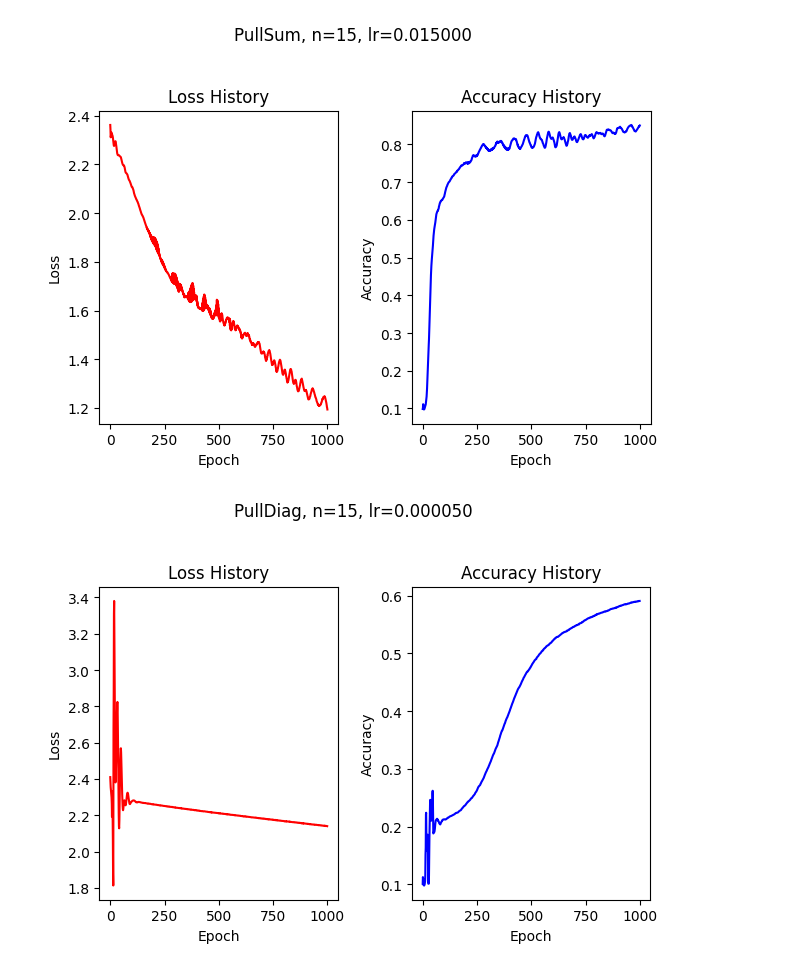
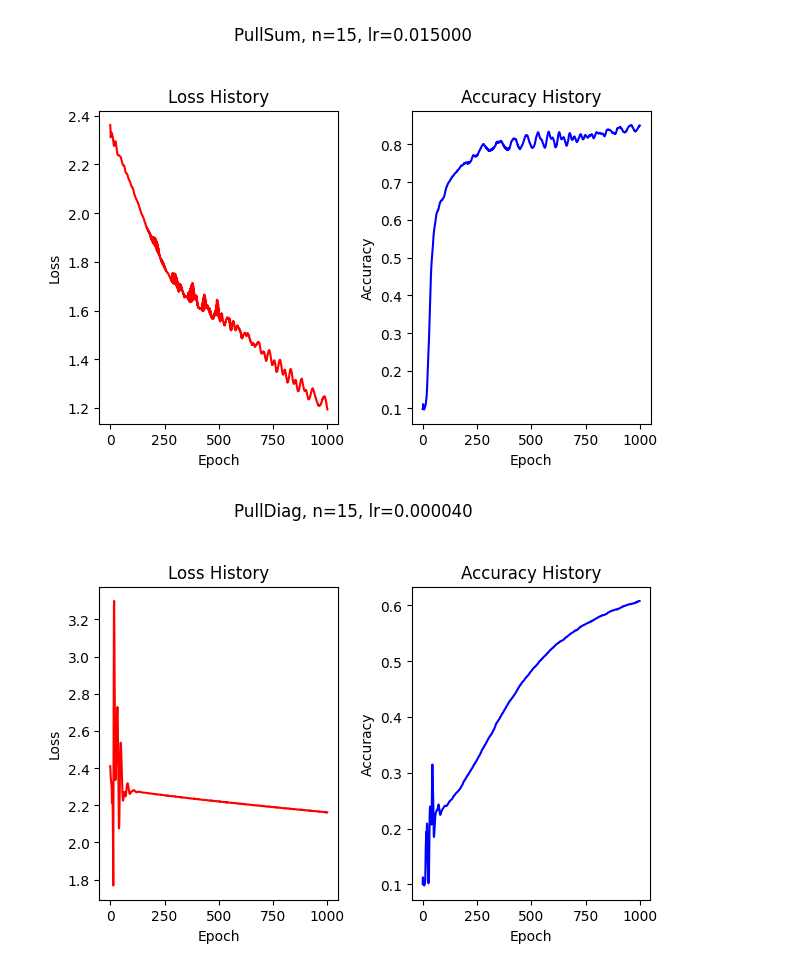
Before and after one commit to Luoxiaogan/PullSum_MNIST, a Jupyter notebook: code/神经网络实验/MNIST最终实验/实验部分/环状图, 15节点, 大异质性.ipynb, the cells around one changed output. Drawn from its saved outputs; the diff is of its cells as text; code cells hidden in the pictures.

```diff
--- a/code/神经网络实验/MNIST最终实验/实验部分/环状图, 15节点, 大异质性.ipynb
+++ b/code/神经网络实验/MNIST最终实验/实验部分/环状图, 15节点, 大异质性.ipynb
@@ -67,21 +69,21 @@ Sum_ll1, Sum_aa1 = train_PullSum(
 # %% [output]
 [figure]
 # %%
-Diag_ll1, Diag_aa1 = train_PullDiag(
+Diag_ll3, Diag_aa3 = train_PullDiag(
     n=n,
     A=A,
     model_class=MNISTClassifier_4layer_2,
     seed_for_model=49,
     criterion_class=nn.CrossEntropyLoss,
     epochs=1000,
-    lr=5e-5,
+    lr=4e-5,
     X_train_data=h_data,
     y_train_data=y_data,
     X_test_data=X_test,
     y_test_data=y_test,
     compute_accuracy=compute_accuracy_with_average_model,
     show_graph=True
 )
 # %% [output]
-[figure, old version]
+[figure, new version]
 # %%
```
Also changed, not shown: parts of 4 cells of this notebook.
